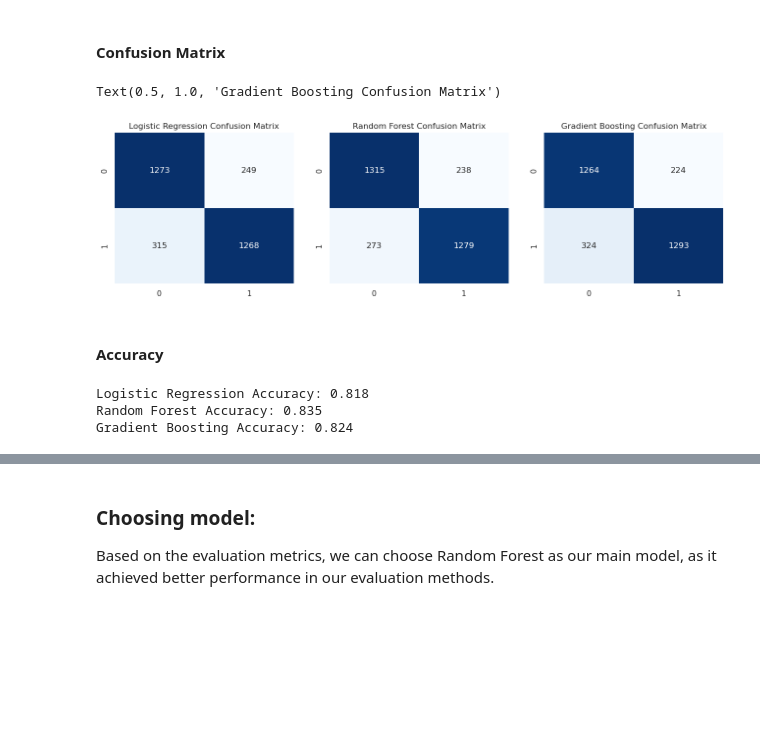
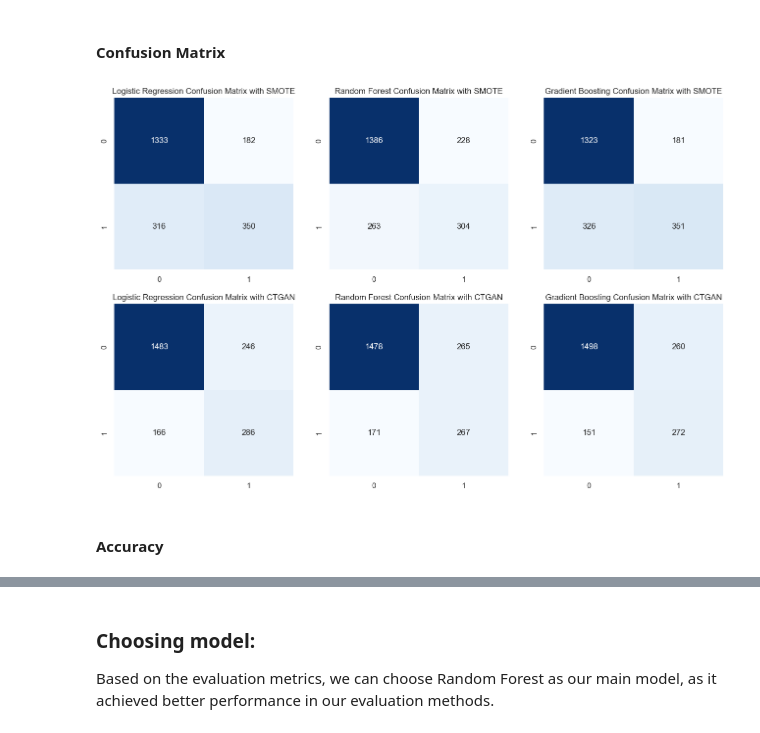
Before and after one commit to luanpbrasil/alura-voz-churn-prediction, a Jupyter notebook: churn_prediction.ipynb, the cells around one changed output, grey strips where cells are left out. Cells and saved outputs as stored; diff of their text form; code cells hidden in the pictures; blank space fills up the shorter version.

Commit message:
Add class balancing with CTGAN

```diff
--- a/churn_prediction.ipynb
+++ b/churn_prediction.ipynb
@@ -493,0 +536,3 @@ X_train, X_test, y_train, y_test = train_test_split(X, y, test_size=0.3, random_
+# %%
+smote = SMOTE(random_state=42)
+X_train_balanced_smote, y_train_balanced_smote = smote.fit_resample(X_train, y_train)
@@ -549,3 +619,11 @@ y_pred_gbc = gbc.predict(X_test)
+# %%
+y_pred_lr_smote = lr_smote.predict(X_test)
+y_pred_rfc_smote = rfc_smote.predict(X_test)
+y_pred_gbc_smote = gbc_smote.predict(X_test)
+
+y_pred_lr_ctgan = lr_ctgan.predict(X_test)
+y_pred_rfc_ctgan = rfc_ctgan.predict(X_test)
+y_pred_gbc_ctgan = gbc_ctgan.predict(X_test)
 # %% [markdown]
 ### To evaluate our predictions, we will use Confusion Matrix, Accuracy and Precision.
 # %% [markdown]
@@ -585,31 +659,36 @@ cm_gbc = confusion_matrix(y_pred_gbc, y_test)
+# %%
+cm_lr_smote = confusion_matrix(y_pred_lr_smote, y_test)
+cm_rfc_smote = confusion_matrix(y_pred_rfc_smote, y_test)
+cm_gbc_smote = confusion_matrix(y_pred_gbc_smote, y_test)
+
+cm_lr_ctgan = confusion_matrix(y_pred_lr_ctgan, y_test)
+cm_rfc_ctgan = confusion_matrix(y_pred_rfc_ctgan, y_test)
+cm_gbc_ctgan = confusion_matrix(y_pred_gbc_ctgan, y_test)
 # %%
 # plot confusion matrix
-fig, axes = plt.subplots(ncols=3, figsize=(16, 4))
+fig, axes = plt.subplots(nrows=2, ncols=3, figsize=(16, 10))
 
-ax1, ax2, ax3 = axes
+ax1, ax2, ax3 = axes[0]
+ax4, ax5, ax6 = axes[1]
 
-sns.heatmap(cm_lr, annot=True, cmap='Blues', cbar=False, fmt='.0f', ax=ax1)
-ax1.set_title('Logistic Regression Confusion Matrix')
+sns.heatmap(cm_lr_smote, annot=True, cmap='Blues', cbar=False, fmt='.0f', ax=ax1)
+ax1.set_title('Logistic Regression Confusion Matrix with SMOTE')
 
-sns.heatmap(cm_rfc, annot=True, cmap='Blues', cbar=False, fmt='.0f', ax=ax2)
-ax2.set_title('Random Forest Confusion Matrix')
+sns.heatmap(cm_rfc_smote, annot=True, cmap='Blues', cbar=False, fmt='.0f', ax=ax2)
+ax2.set_title('Random Forest Confusion Matrix with SMOTE')
 
-sns.heatmap(cm_gbc, annot=True, cmap='Blues', cbar=False, fmt='.0f', ax=ax3)
-ax3.set_title('Gradient Boosting Confusion Matrix')
+sns.heatmap(cm_gbc_smote, annot=True, cmap='Blues', cbar=False, fmt='.0f', ax=ax3)
+ax3.set_title('Gradient Boosting Confusion Matrix with SMOTE')
+
+sns.heatmap(cm_lr_ctgan, annot=True, cmap='Blues', cbar=False, fmt='.0f', ax=ax4)
+ax4.set_title('Logistic Regression Confusion Matrix with CTGAN')
+
+sns.heatmap(cm_rfc_ctgan, annot=True, cmap='Blues', cbar=False, fmt='.0f', ax=ax5)
+ax5.set_title('Random Forest Confusion Matrix with CTGAN')
+
+sns.heatmap(cm_gbc_ctgan, annot=True, cmap='Blues', cbar=False, fmt='.0f', ax=ax6)
+ax6.set_title('Gradient Boosting Confusion Matrix with CTGAN');
 # %% [output]
-Text(0.5, 1.0, 'Gradient Boosting Confusion Matrix')
-[figure, old version]
+[figure, new version]
 # %% [markdown]
 #### Accuracy
-# %%
-lr_acc = round(accuracy_score(y_test, y_pred_lr), 3)
-rfc_acc = round(accuracy_score(y_test, y_pred_rfc), 3)
-gbc_acc = round(accuracy_score(y_test, y_pred_gbc), 3)
-
-print(f"Logistic Regression Accuracy: {lr_acc}")
-print(f"Random Forest Accuracy: {rfc_acc}")
-print(f"Gradient Boosting Accuracy: {gbc_acc}")
-# %% [output]
-Logistic Regression Accuracy: 0.818
-Random Forest Accuracy: 0.835
-Gradient Boosting Accuracy: 0.824
```
Also changed, not shown: parts of 35 cells of this notebook, 2 other files.
